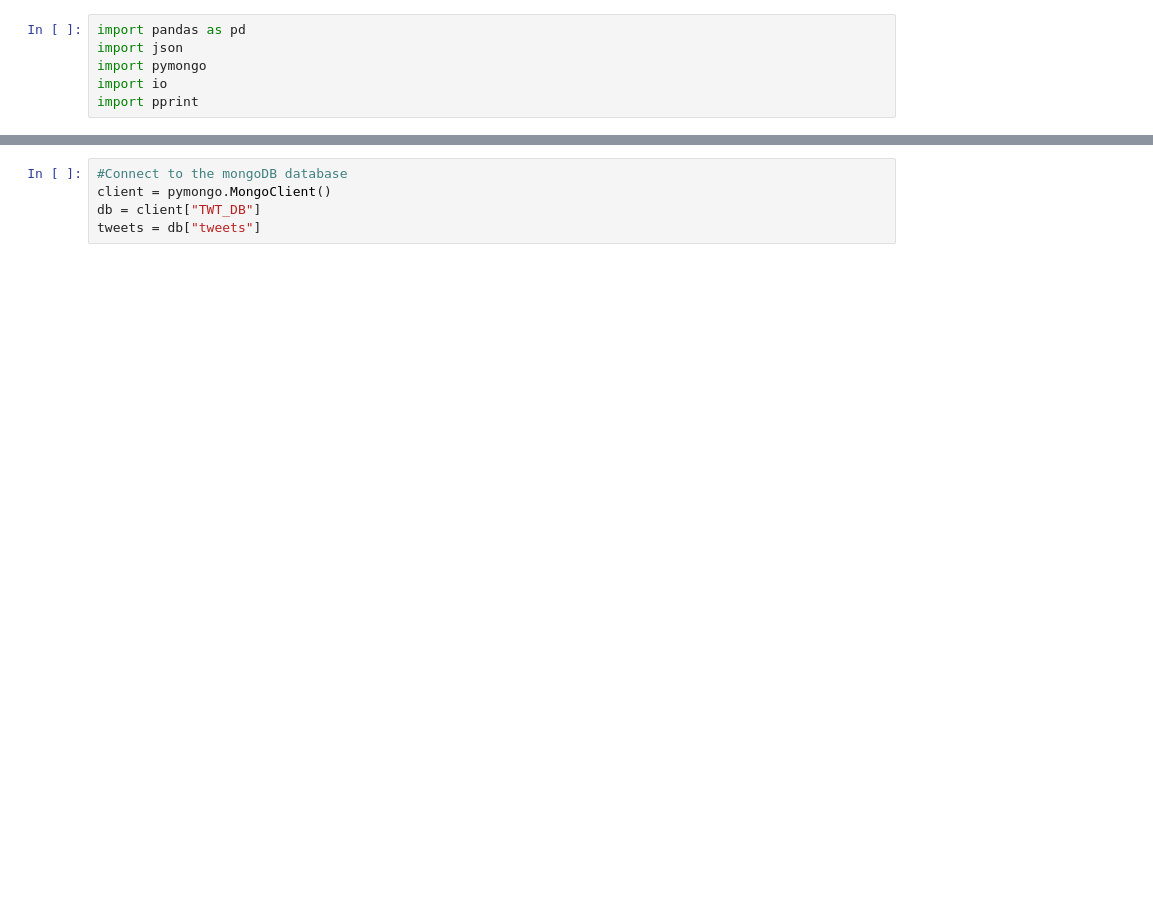
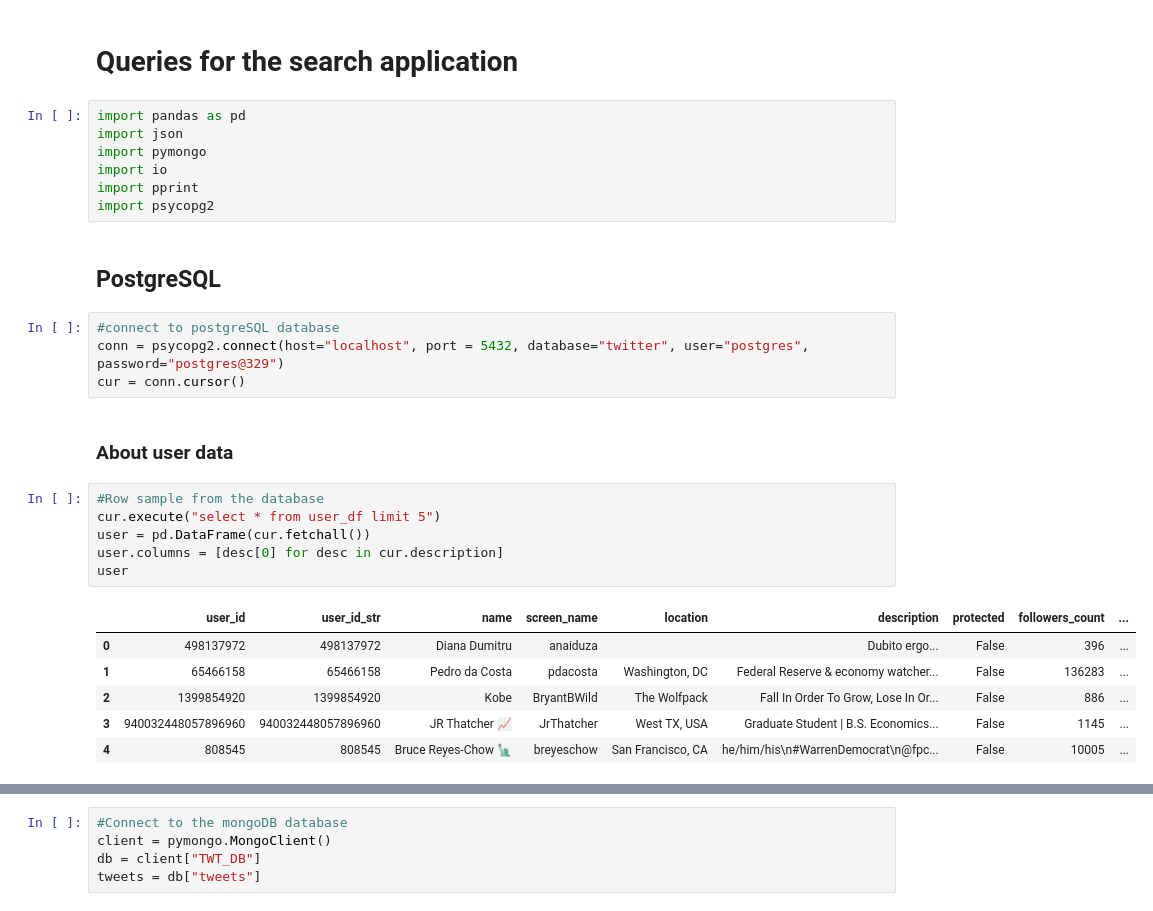
Before and after one commit to SankBad/Twitter_Database, a Jupyter notebook: Query.ipynb, the cells around one changed output, grey strips where cells are left out. Saved outputs shown, nothing was run; the diff lists cells and outputs as text; blank space fills up the shorter version.

```diff
--- a/Query.ipynb
+++ b/Query.ipynb
@@ -1,6 +1,30 @@
+# %% [markdown]
+# Queries for the search application
 # %%
 import pandas as pd
 import json
 import pymongo
 import io
 import pprint
+import psycopg2
+# %% [markdown]
+## PostgreSQL
+# %%
+#connect to postgreSQL database
+conn = psycopg2.connect(host="localhost", port = 5432, database="twitter", user="postgres", password="postgres@329")
+cur = conn.cursor()
+# %% [markdown]
+### About user data
+# %%
+#Row sample from the database
+cur.execute("select * from user_df limit 5")
+user = pd.DataFrame(cur.fetchall())
+user.columns = [desc[0] for desc in cur.description]
+user
+# %% [output]
+|  | user_id | user_id_str | name | screen_name | location | description | protected | followers_count | ... |
+| 0 | 498137972 | 498137972 | Diana Dumitru | anaiduza |  | Dubito ergo... | False | 396 | ... |
+| 1 | 65466158 | 65466158 | Pedro da Costa | pdacosta | Washington, DC | Federal Reserve & economy watcher... | False | 136283 | ... |
+| 2 | 1399854920 | 1399854920 | Kobe | BryantBWild | The Wolfpack | Fall In Order To Grow, Lose In Or... | False | 886 | ... |
+| 3 | 940032448057896960 | 940032448057896960 | JR Thatcher 📈 | JrThatcher | West TX, USA | Graduate Student | B.S. Economics... | False | 1145 | ... |
+| 4 | 808545 | 808545 | Bruce Reyes-Chow 🗽 | breyeschow | San Francisco, CA | he/him/his\n#WarrenDemocrat\n@fpc... | False | 10005 | ... |
```
Also changed, not shown: parts of 77 cells of this notebook.
